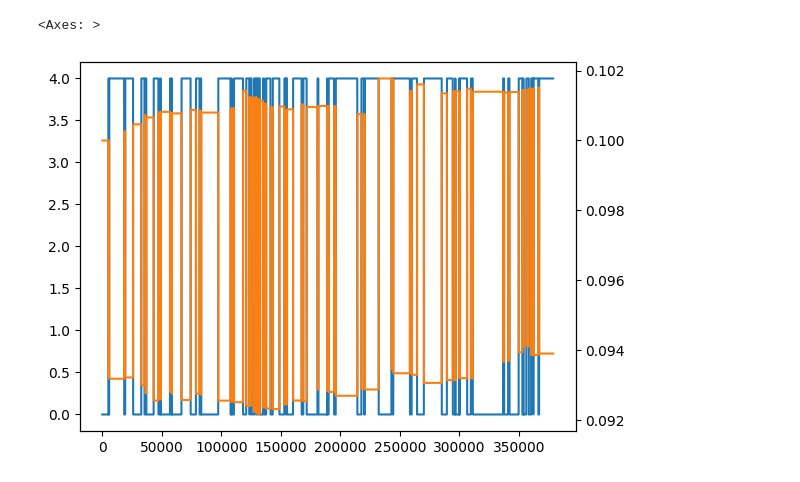
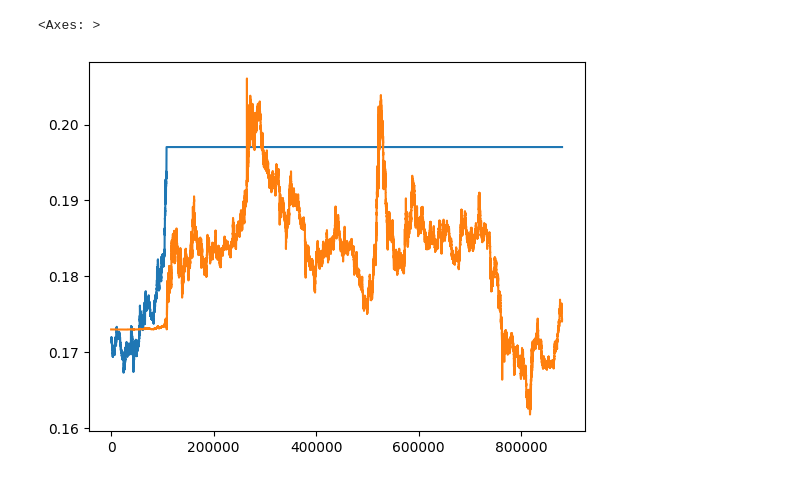
Before and after one commit to jaNGOB/pySimX, a Jupyter notebook: pySimX/examples/upbit_strat.ipynb, the cells around one changed output. Cells and saved outputs as stored; diff of their text form; code cells hidden in the pictures.

Commit message:
cross-exchange strategy

```diff
--- a/pySimX/examples/upbit_strat.ipynb
+++ b/pySimX/examples/upbit_strat.ipynb
@@ -53,12 +61,12 @@ symbol = base + quote
 
 hedging = TOB_Exchange(latency=[5000, 0.29])
 hedging.add_market(symbol, base, quote)
-hedging.add_balance(base, 10)
-hedging.add_balance(quote, 0.1)
+hedging.add_balance(base, 0)
+hedging.add_balance(quote, 0.173)
 hedging.load_tob(binance_lst, symbol)
 # %%
 origin = TOB_Exchange(latency=[5000, 0.29])
 origin.add_market(symbol, base, quote)
-origin.add_balance(base, 10)
-origin.add_balance(quote, 0.1)
+origin.add_balance(base, 100)
+origin.add_balance(quote, 0)
 origin.load_tob(upbit_lst, symbol)
@@ -170,5 +210,7 @@ pd.DataFrame(exchg.trades)
 # %%
-bal = pd.DataFrame(exchg.historical_balance)
+bal = pd.DataFrame(strategy.balances)
 # %%
 bal['comp_usd'] = bal.COMP * bal.mid
+bal['comp_usd_hedging'] = bal.COMP_hedging * bal.mid
 bal['combined'] = bal.comp_usd + bal.BTC
+bal['combined_hedging'] = bal.comp_usd_hedging + bal.BTC_hedging
@@ -175,6 +239,6 @@ bal['combined'] = bal.comp_usd + bal.BTC
 # %%
-bal.COMP.plot()
-bal.BTC.plot(secondary_y=True)
+bal.combined.plot()
+bal.combined_hedging.plot()
 # %% [output]
 <Axes: >
-[figure, old version]
+[figure, new version]
```
Also changed, not shown: parts of 10 cells of this notebook, 4 other files.
